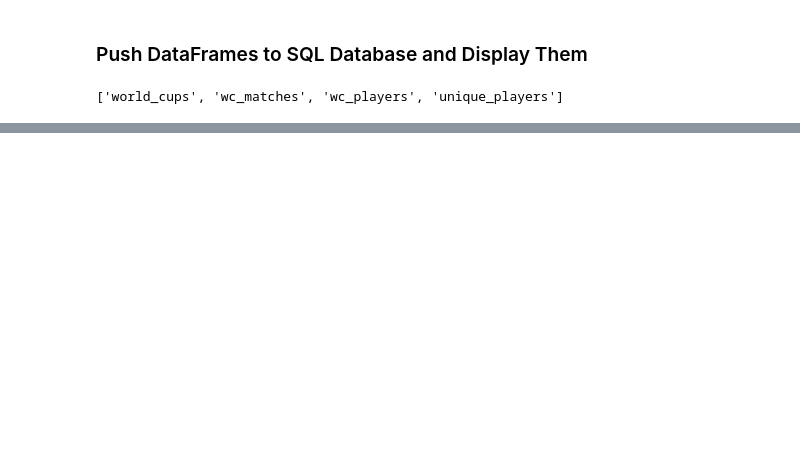
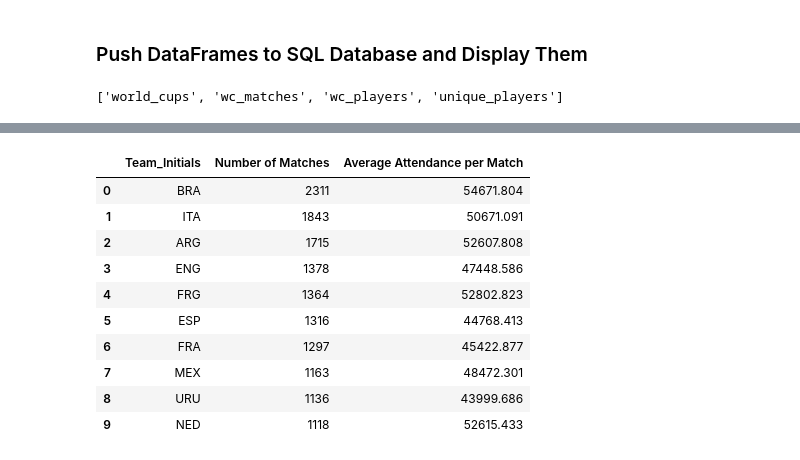
Before and after one commit to ryanbandrowski/FIFA-WC-ETL, a Jupyter notebook: FIFA World Cups.ipynb, the cells around one changed output, grey strips where cells are left out. Saved outputs shown, nothing was run; the diff lists cells and outputs as text; code cells hidden in the pictures; blank space fills up the shorter version.

```diff
--- a/FIFA World Cups.ipynb
+++ b/FIFA World Cups.ipynb
@@ -220,0 +242,15 @@ pd.read_sql_query('select * from wc_players', con=engine).head()
+# %%
+team_attend_matches_df = pd.read_sql_query('SELECT p."Team_Initials", COUNT(m."MatchID") AS "Number of Matches",ROUND(SUM(CAST(m."Attendance" AS DECIMAL))/COUNT(m."MatchID"),3) AS "Average Attendance per Match" FROM wc_players AS p INNER JOIN wc_matches AS m ON p."MatchID"=m."MatchID" GROUP BY p."Team_Initials" ORDER BY "Number of Matches" DESC;', con=engine)
+team_attend_matches_df.head(10)
+# %% [output]
+|  | Team_Initials | Number of Matches | Average Attendance per Match |
+| 0 | BRA | 2311 | 54671.804 |
+| 1 | ITA | 1843 | 50671.091 |
+| 2 | ARG | 1715 | 52607.808 |
+| 3 | ENG | 1378 | 47448.586 |
+| 4 | FRG | 1364 | 52802.823 |
+| 5 | ESP | 1316 | 44768.413 |
+| 6 | FRA | 1297 | 45422.877 |
+| 7 | MEX | 1163 | 48472.301 |
+| 8 | URU | 1136 | 43999.686 |
+| 9 | NED | 1118 | 52615.433 |
```
Also changed, not shown: parts of 8 cells of this notebook, 3 other files.
